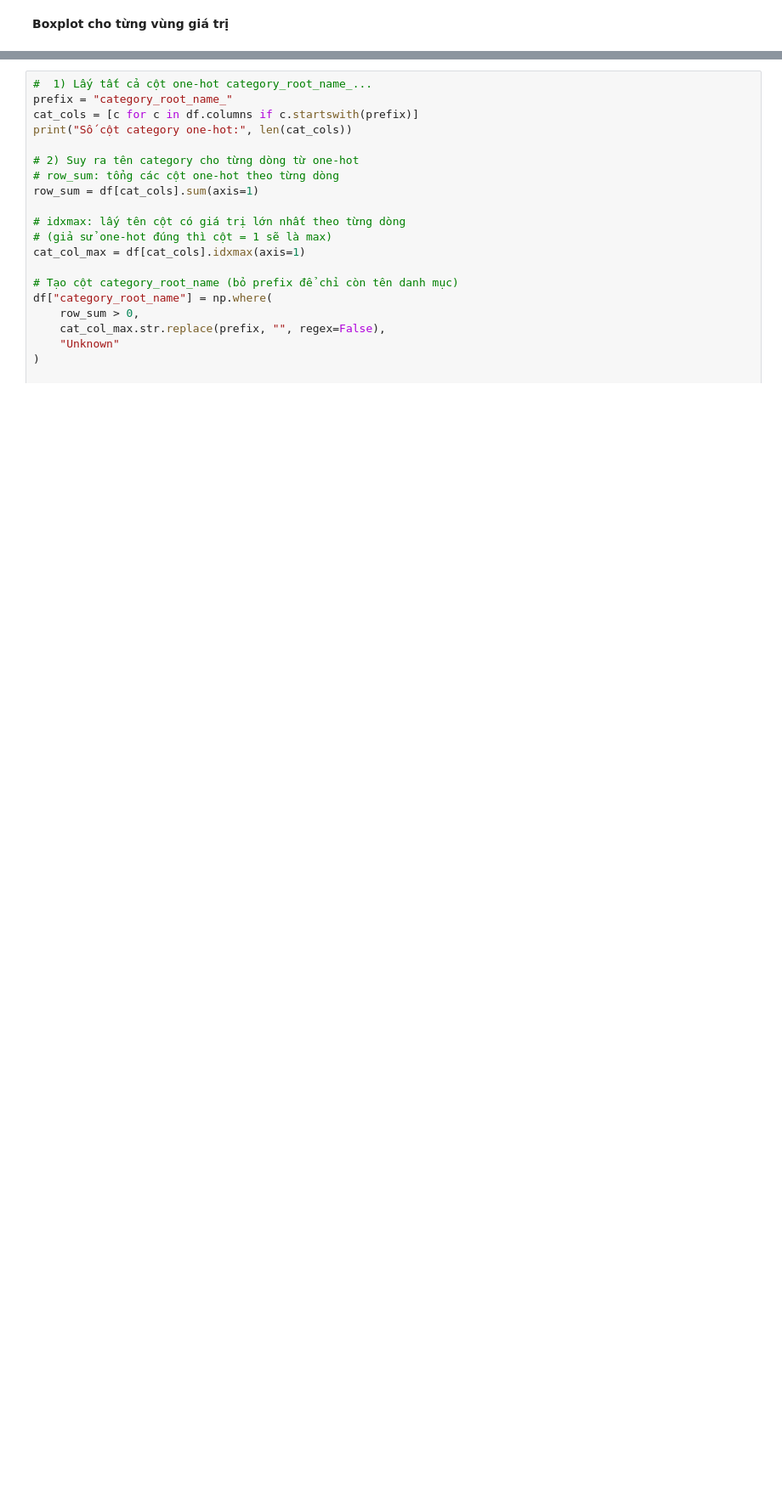
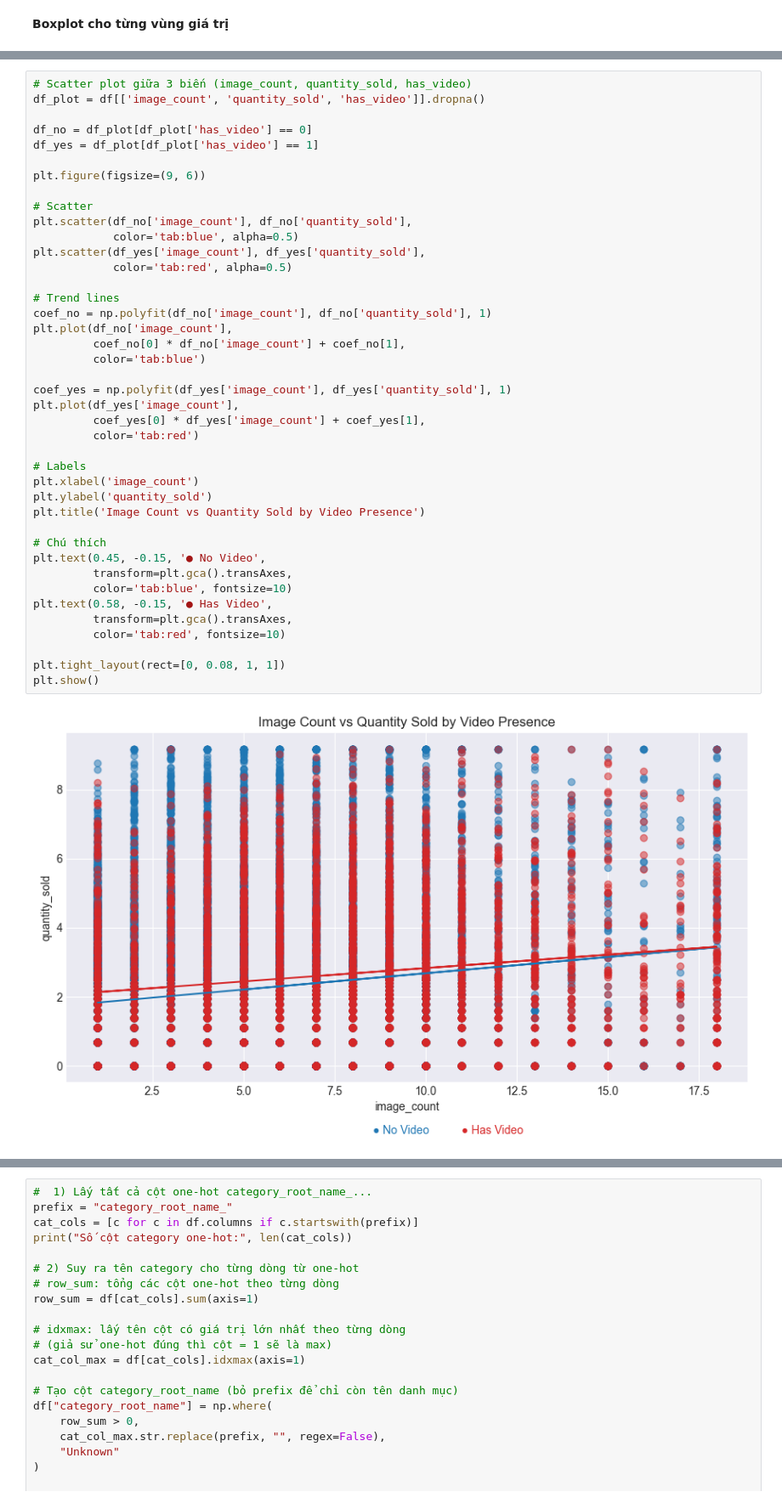
Before and after one commit to manhha2502/IntroductionToDataScience_Group09, a Jupyter notebook: notebooks/questions.ipynb, the cells around one changed output, grey strips where cells are left out. Shown at 85% size. Saved outputs shown, nothing was run; the diff lists cells and outputs as text; blank space fills up the shorter version.

```diff
--- a/notebooks/questions.ipynb
+++ b/notebooks/questions.ipynb
@@ -355,0 +444,43 @@ plt.show()
+# %%
+# Scatter plot giữa 3 biến (image_count, quantity_sold, has_video)
+df_plot = df[['image_count', 'quantity_sold', 'has_video']].dropna()
+
+df_no = df_plot[df_plot['has_video'] == 0]
+df_yes = df_plot[df_plot['has_video'] == 1]
+
+plt.figure(figsize=(9, 6))
+
+# Scatter
+plt.scatter(df_no['image_count'], df_no['quantity_sold'],
+            color='tab:blue', alpha=0.5)
+plt.scatter(df_yes['image_count'], df_yes['quantity_sold'],
+            color='tab:red', alpha=0.5)
+
+# Trend lines
+coef_no = np.polyfit(df_no['image_count'], df_no['quantity_sold'], 1)
+plt.plot(df_no['image_count'],
+         coef_no[0] * df_no['image_count'] + coef_no[1],
+         color='tab:blue')
+
+coef_yes = np.polyfit(df_yes['image_count'], df_yes['quantity_sold'], 1)
+plt.plot(df_yes['image_count'],
+         coef_yes[0] * df_yes['image_count'] + coef_yes[1],
+         color='tab:red')
+
+# Labels
+plt.xlabel('image_count')
+plt.ylabel('quantity_sold')
+plt.title('Image Count vs Quantity Sold by Video Presence')
+
+# Chú thích
+plt.text(0.45, -0.15, '● No Video',
+         transform=plt.gca().transAxes,
+         color='tab:blue', fontsize=10)
+plt.text(0.58, -0.15, '● Has Video',
+         transform=plt.gca().transAxes,
+         color='tab:red', fontsize=10)
+
+plt.tight_layout(rect=[0, 0.08, 1, 1])
+plt.show()
+# %% [output]
+[figure, added]
```
Also changed, not shown: parts of 8 cells of this notebook, 4 other files.
